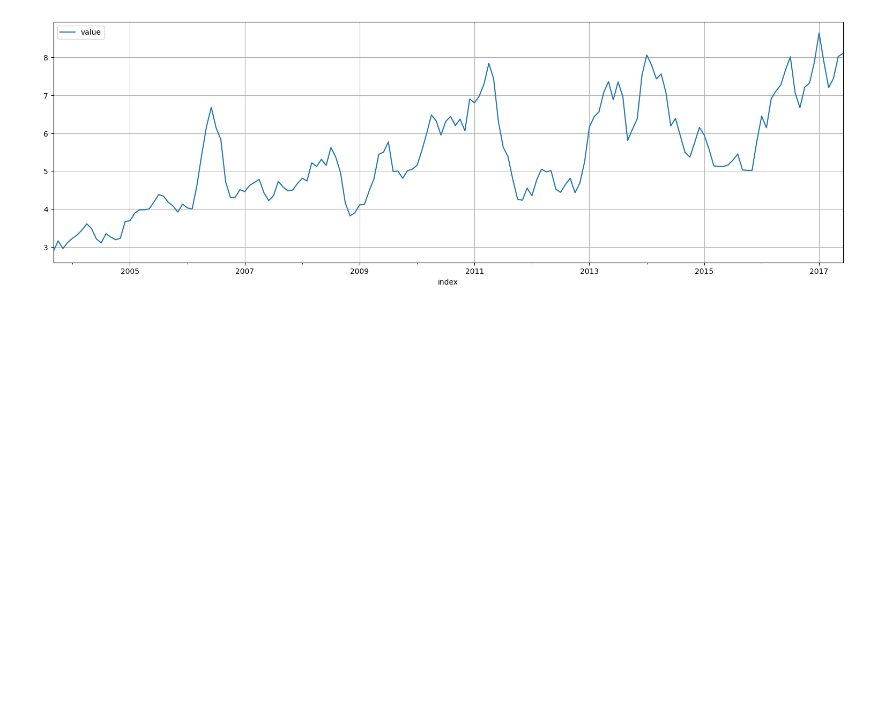
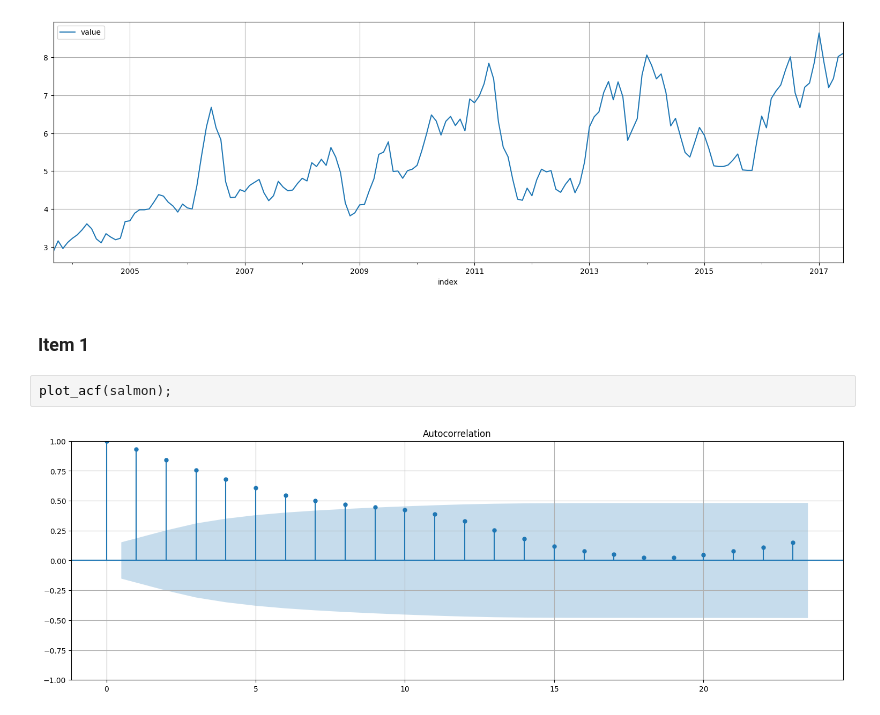
Before and after one commit to aferragu/curso_series_temporales, a Jupyter notebook: 3- Modelos ARMA y ARIMA/Modelos autorregresivos y autocorrelacion parcial.ipynb, the cells around one changed output. Saved outputs shown, nothing was run; the diff lists cells and outputs as text; blank space fills up the shorter version.

```diff
--- a/3- Modelos ARMA y ARIMA/Modelos autorregresivos y autocorrelacion parcial.ipynb
+++ b/3- Modelos ARMA y ARIMA/Modelos autorregresivos y autocorrelacion parcial.ipynb
@@ -667,3 +675,9 @@ salmon = astsa.salmon
 salmon.plot();
 # %% [output]
 [figure]
+# %% [markdown]
+### Item 1
+# %%
+plot_acf(salmon);
+# %% [output]
+[figure, added]
```
Also changed, not shown: parts of 46 cells of this notebook.
